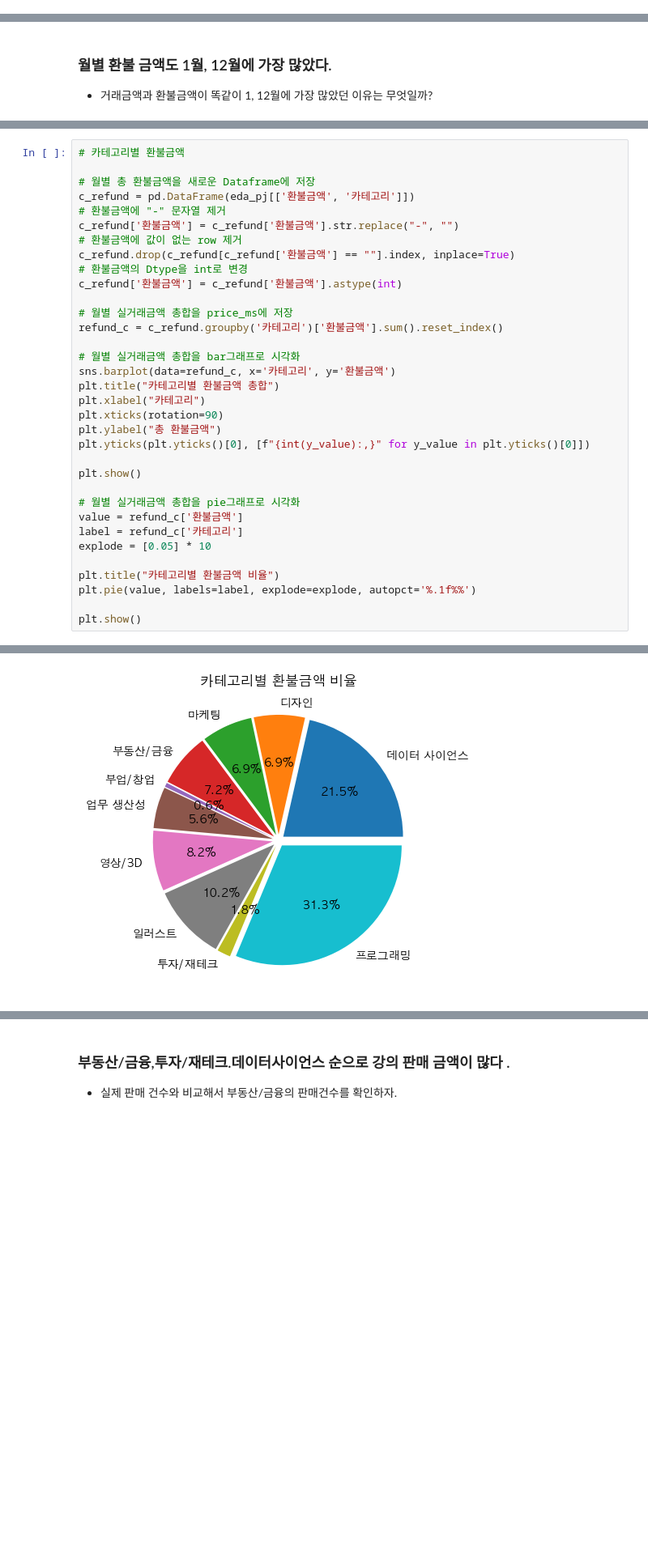
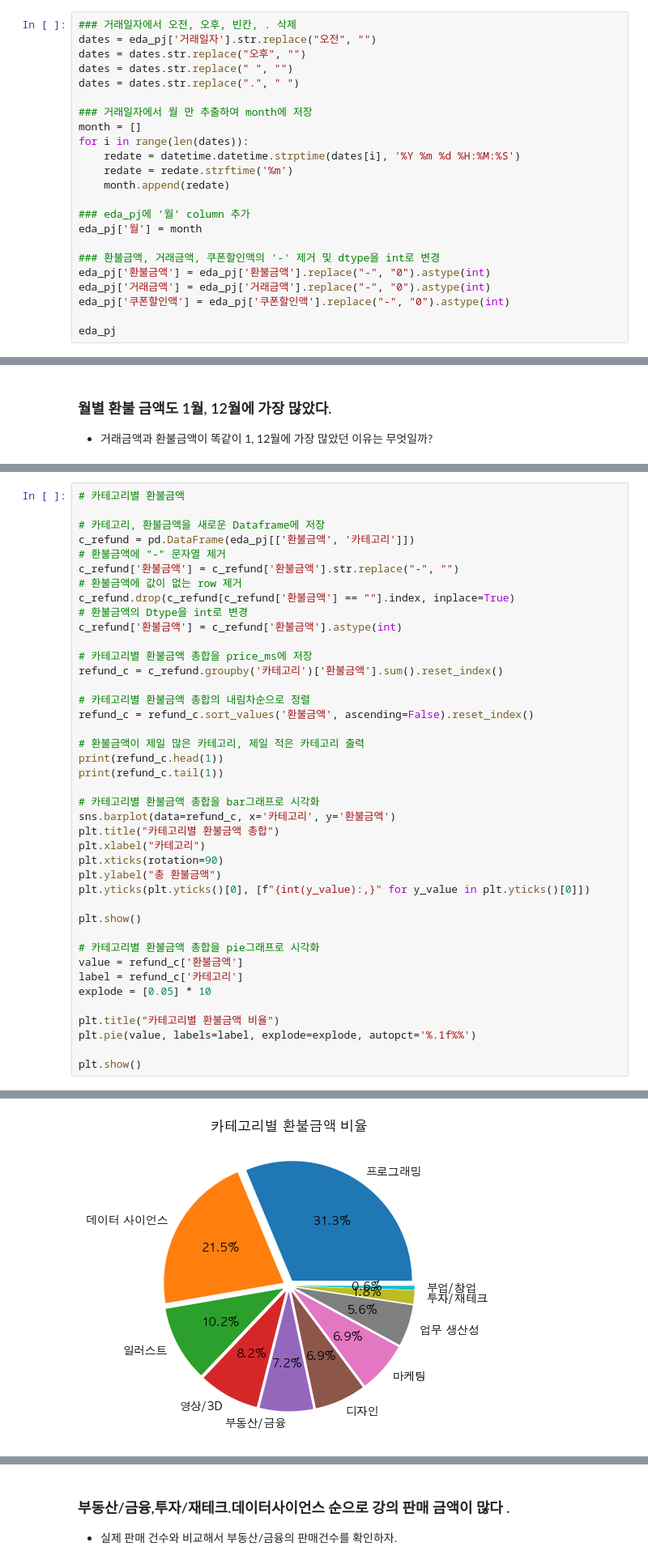
Before and after one commit to hogooba/minpj, a Jupyter notebook: pj.ipynb, the cells around one changed output, grey strips where cells are left out. Shown at 81% size. Drawn from its saved outputs; the diff is of its cells as text; blank space fills up the shorter version.

Commit message:
feat: Add graphs
 - 그래프들 추가

```diff
--- a/pj.ipynb
+++ b/pj.ipynb
@@ -24,0 +31,23 @@ eda_pj
+# %%
+### 거래일자에서 오전, 오후, 빈칸, . 삭제
+dates = eda_pj['거래일자'].str.replace("오전", "")
+dates = dates.str.replace("오후", "")
+dates = dates.str.replace(" ", "")
+dates = dates.str.replace(".", " ")
+
+### 거래일자에서 월 만 추출하여 month에 저장
+month = []
+for i in range(len(dates)):
+    redate = datetime.datetime.strptime(dates[i], '%Y %m %d %H:%M:%S')
+    redate = redate.strftime('%m')
+    month.append(redate)
+
+### eda_pj에 '월' column 추가
+eda_pj['월'] = month
+
+### 환불금액, 거래금액, 쿠폰할인액의 '-' 제거 및 dtype을 int로 변경
+eda_pj['환불금액'] = eda_pj['환불금액'].replace("-", "0").astype(int)
+eda_pj['거래금액'] = eda_pj['거래금액'].replace("-", "0").astype(int)
+eda_pj['쿠폰할인액'] = eda_pj['쿠폰할인액'].replace("-", "0").astype(int)
+
+eda_pj
@@ -323,7 +346,7 @@ plt.show()
 # %%
 # 카테고리별 환불금액
 
-# 월별 총 환불금액을 새로운 Dataframe에 저장
+# 카테고리, 환불금액을 새로운 Dataframe에 저장
 c_refund = pd.DataFrame(eda_pj[['환불금액', '카테고리']])
 # 환불금액에 "-" 문자열 제거
 c_refund['환불금액'] = c_refund['환불금액'].str.replace("-", "")
@@ -332,10 +355,17 @@ c_refund.drop(c_refund[c_refund['환불금액'] == ""].index, inplace=True)
 # 환불금액의 Dtype을 int로 변경
 c_refund['환불금액'] = c_refund['환불금액'].astype(int)
 
-# 월별 실거래금액 총합을 price_ms에 저장
+# 카테고리별 환불금액 총합을 price_ms에 저장
 refund_c = c_refund.groupby('카테고리')['환불금액'].sum().reset_index()
 
-# 월별 실거래금액 총합을 bar그래프로 시각화
+# 카테고리별 환불금액 총합의 내림차순으로 정렬
+refund_c = refund_c.sort_values('환불금액', ascending=False).reset_index()
+
+# 환불금액이 제일 많은 카테고리, 제일 적은 카테고리 출력
+print(refund_c.head(1))
+print(refund_c.tail(1))
+
+# 카테고리별 환불금액 총합을 bar그래프로 시각화
 sns.barplot(data=refund_c, x='카테고리', y='환불금액')
 plt.title("카테고리별 환불금액 총합")
 plt.xlabel("카테고리")
@@ -345,7 +375,7 @@ plt.yticks(plt.yticks()[0], [f"{int(y_value):,}" for y_value in plt.yticks()[0]]
 
 plt.show()
 
-# 월별 실거래금액 총합을 pie그래프로 시각화
+# 카테고리별 환불금액 총합을 pie그래프로 시각화
 value = refund_c['환불금액']
 label = refund_c['카테고리']
 explode = [0.05] * 10
@@ -359 +393 @@ plt.show()
-[figure, old version]
+[figure, new version]
```
Also changed, not shown: parts of 44 cells of this notebook, 1 other file.
